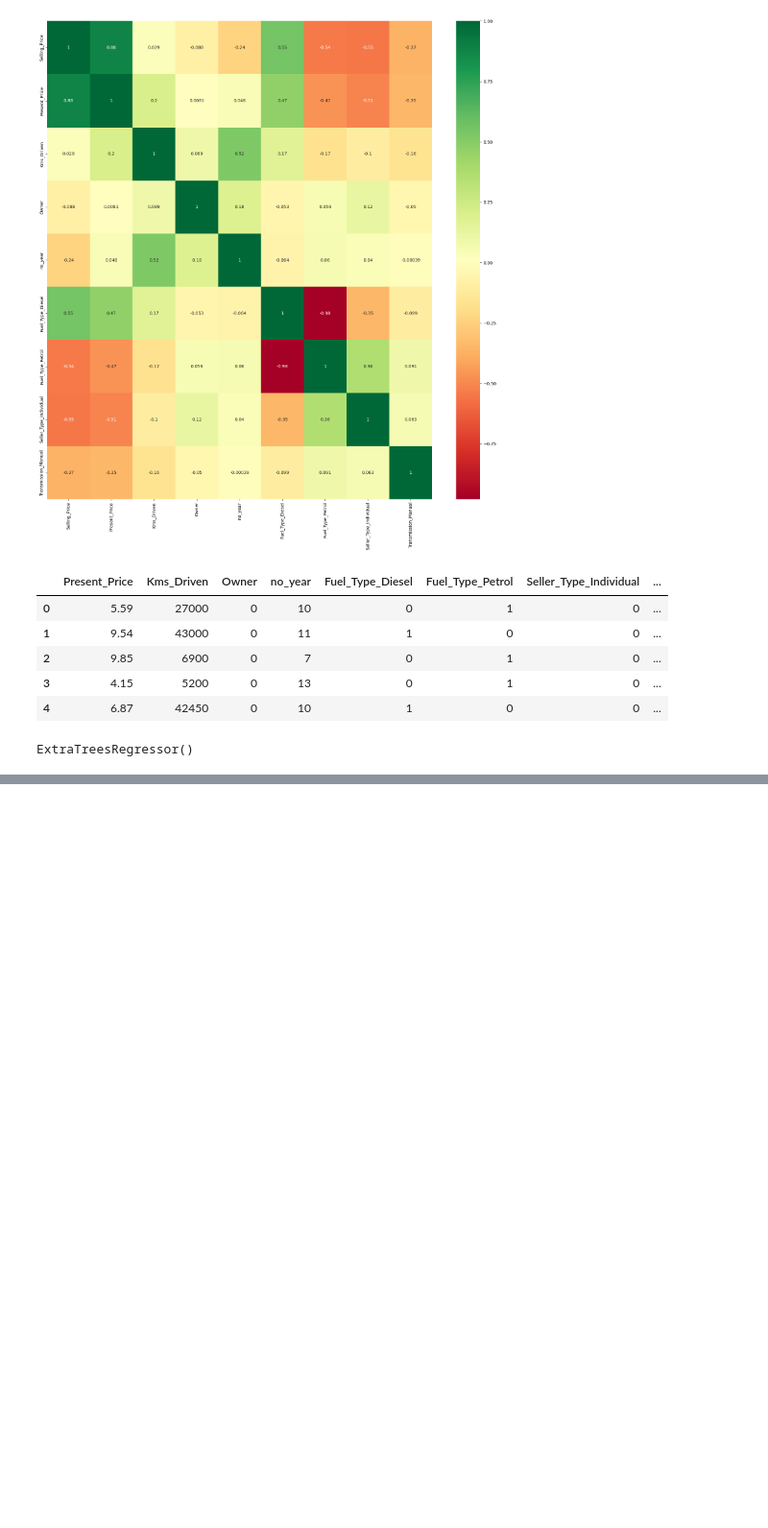
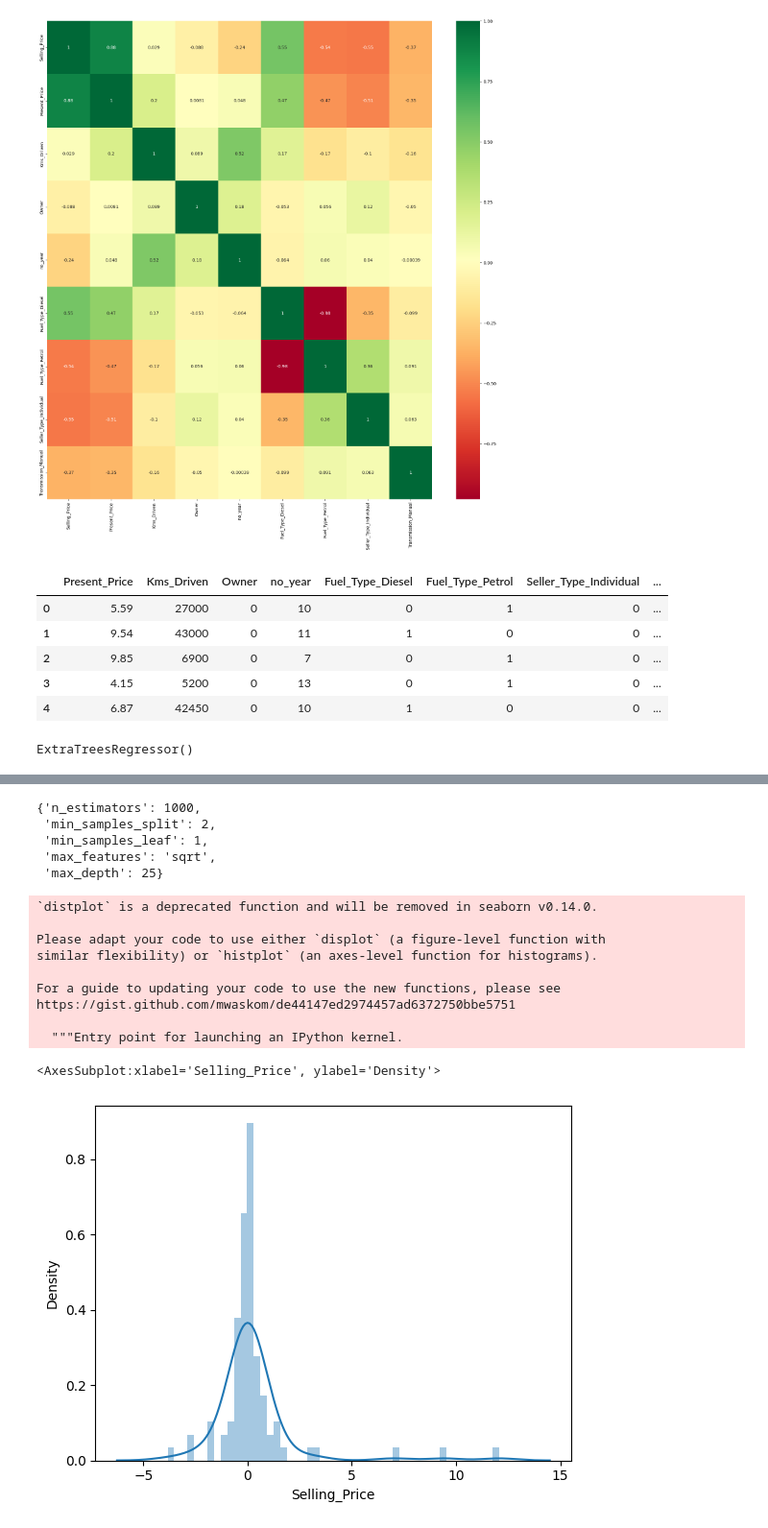
Before and after one commit to Ravestro/Car-price-prediction, a Jupyter notebook: Carpricing_prediction.ipynb, the cells around one changed output, grey strips where cells are left out. Shown: that part at 96% size. Cells and saved outputs as stored; diff of their text form; code cells hidden in the pictures; blank space fills up the shorter version.

```diff
--- a/Carpricing_prediction.ipynb
+++ b/Carpricing_prediction.ipynb
@@ -140,0 +167,8 @@ ExtraTreesRegressor()
+# %%
+random_grid = {'n_estimators' : n_estimators,
+'max_features' : max_features,
+'max_depth': max_depth,
+'min_samples_leaf' : min_samples_leaf,
+'min_samples_split' : min_samples_split
+}
+print(random_grid)
@@ -140,0 +177,4 @@ ExtraTreesRegressor()
+# %%
+rf_random = RandomizedSearchCV(estimator=regressor,param_distributions=random_grid,scoring = 'neg_mean_squared_error',n_iter=10,cv=5,verbose=2,random_state=42,n_jobs=1)
+# %%
+rf_random.fit(x_train,y_train)
@@ -140,0 +211,24 @@ ExtraTreesRegressor()
+# %%
+rf_random.best_params_
+# %% [output]
+{'n_estimators': 1000,
+ 'min_samples_split': 2,
+ 'min_samples_leaf': 1,
+ 'max_features': 'sqrt',
+ 'max_depth': 25}
+# %%
+predictions=rf_random.predict(x_test)
+# %%
+sns.distplot(y_test-predictions)
+# %% [output]
+`distplot` is a deprecated function and will be removed in seaborn v0.14.0.
+
+Please adapt your code to use either `displot` (a figure-level function with
+similar flexibility) or `histplot` (an axes-level function for histograms).
+
+For a guide to updating your code to use the new functions, please see
+https://gist.github.com/mwaskom/de44147ed2974457ad6372750bbe5751
+
+  """Entry point for launching an IPython kernel.
+<AxesSubplot:xlabel='Selling_Price', ylabel='Density'>
+[figure, added]
```
Also changed, not shown: parts of 10 cells of this notebook, 6 other files.
